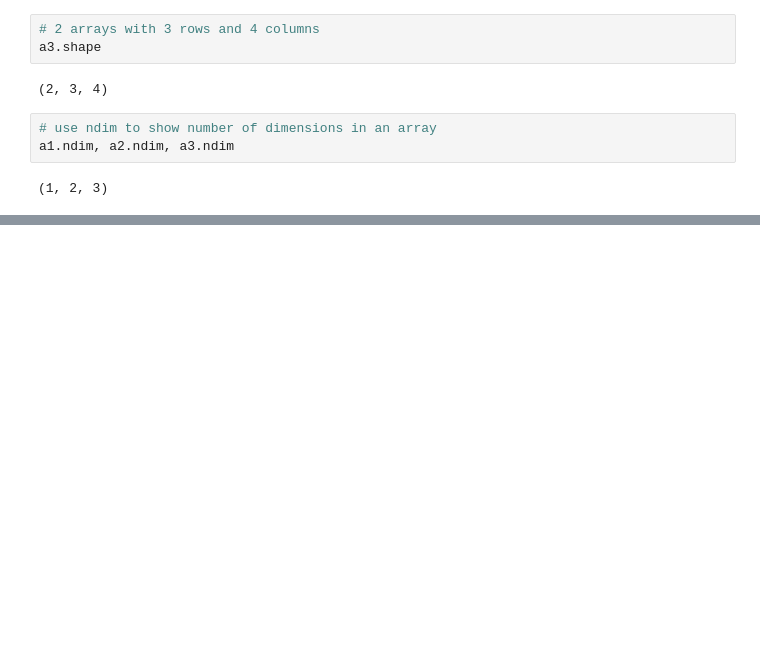
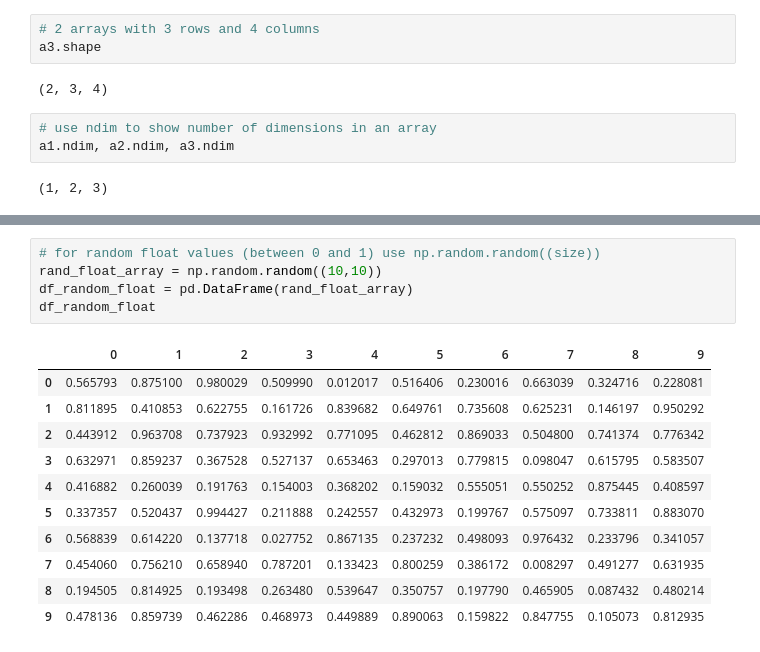
Before and after one commit to shvn22k/AIMLDSnotes, a Jupyter notebook: intro_to_numpy.ipynb, the cells around one changed output, grey strips where cells are left out. Cells and saved outputs as stored; diff of their text form; blank space fills up the shorter version.

```diff
--- a/intro_to_numpy.ipynb
+++ b/intro_to_numpy.ipynb
@@ -76,0 +177,17 @@ a1.ndim, a2.ndim, a3.ndim
+# %%
+# for random float values (between 0 and 1) use np.random.random((size))
+rand_float_array = np.random.random((10,10))
+df_random_float = pd.DataFrame(rand_float_array)
+df_random_float
+# %% [output]
+|  | 0 | 1 | 2 | 3 | 4 | 5 | 6 | 7 | 8 | 9 |
+| 0 | 0.565793 | 0.875100 | 0.980029 | 0.509990 | 0.012017 | 0.516406 | 0.230016 | 0.663039 | 0.324716 | 0.228081 |
+| 1 | 0.811895 | 0.410853 | 0.622755 | 0.161726 | 0.839682 | 0.649761 | 0.735608 | 0.625231 | 0.146197 | 0.950292 |
+| 2 | 0.443912 | 0.963708 | 0.737923 | 0.932992 | 0.771095 | 0.462812 | 0.869033 | 0.504800 | 0.741374 | 0.776342 |
+| 3 | 0.632971 | 0.859237 | 0.367528 | 0.527137 | 0.653463 | 0.297013 | 0.779815 | 0.098047 | 0.615795 | 0.583507 |
+| 4 | 0.416882 | 0.260039 | 0.191763 | 0.154003 | 0.368202 | 0.159032 | 0.555051 | 0.550252 | 0.875445 | 0.408597 |
+| 5 | 0.337357 | 0.520437 | 0.994427 | 0.211888 | 0.242557 | 0.432973 | 0.199767 | 0.575097 | 0.733811 | 0.883070 |
+| 6 | 0.568839 | 0.614220 | 0.137718 | 0.027752 | 0.867135 | 0.237232 | 0.498093 | 0.976432 | 0.233796 | 0.341057 |
+| 7 | 0.454060 | 0.756210 | 0.658940 | 0.787201 | 0.133423 | 0.800259 | 0.386172 | 0.008297 | 0.491277 | 0.631935 |
+| 8 | 0.194505 | 0.814925 | 0.193498 | 0.263480 | 0.539647 | 0.350757 | 0.197790 | 0.465905 | 0.087432 | 0.480214 |
+| 9 | 0.478136 | 0.859739 | 0.462286 | 0.468973 | 0.449889 | 0.890063 | 0.159822 | 0.847755 | 0.105073 | 0.812935 |
```
Also changed, not shown: parts of 68 cells of this notebook, 1 other file.
